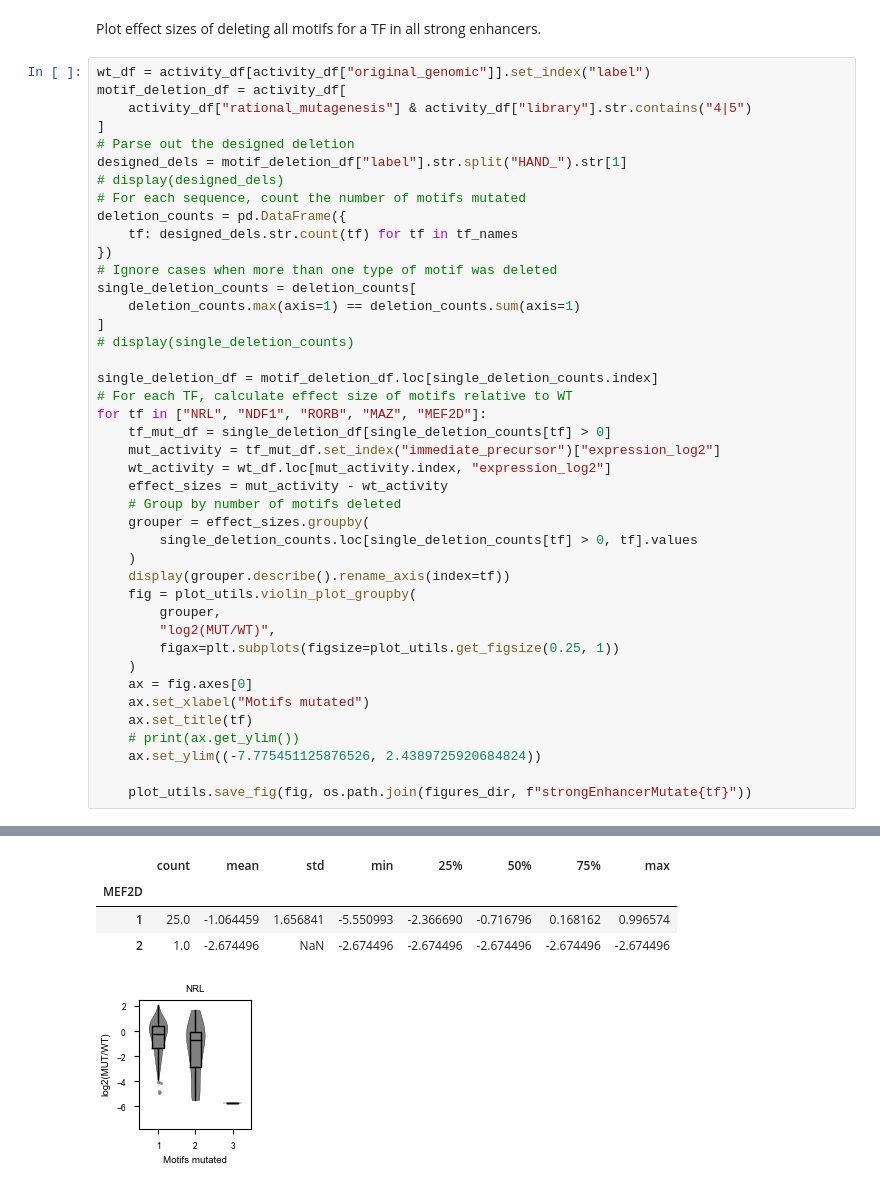
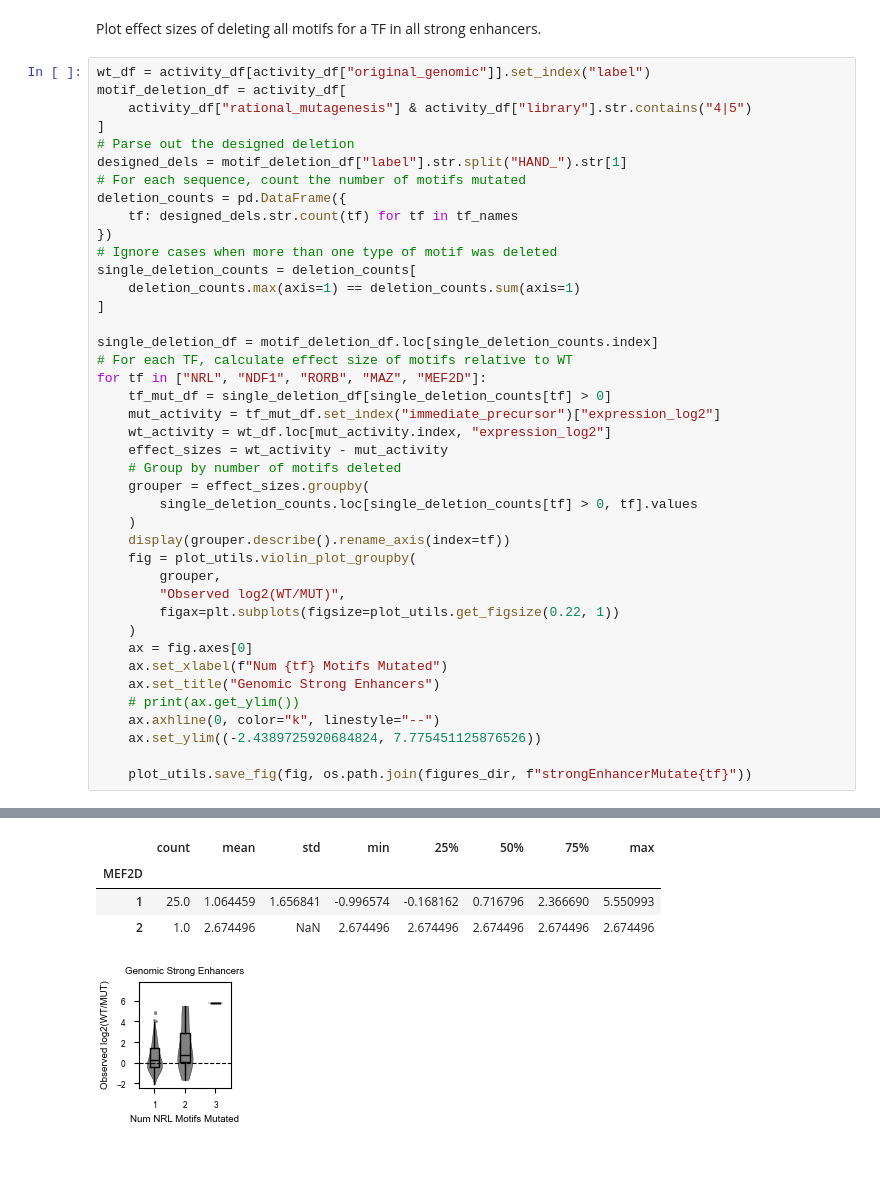
Before and after one commit to barakcohenlab/CRX-Active-Learning, a Jupyter notebook: global_importance_analysis.ipynb, the cells around one changed output, grey strips where cells are left out. Drawn from its saved outputs; the diff is of its cells as text; blank space fills up the shorter version.

```diff
--- a/global_importance_analysis.ipynb
+++ b/global_importance_analysis.ipynb
@@ -278,7 +284,6 @@ motif_deletion_df = activity_df[
 ]
 # Parse out the designed deletion
 designed_dels = motif_deletion_df["label"].str.split("HAND_").str[1]
-# display(designed_dels)
 # For each sequence, count the number of motifs mutated
 deletion_counts = pd.DataFrame({
     tf: designed_dels.str.count(tf) for tf in tf_names
@@ -287,7 +292,6 @@ deletion_counts = pd.DataFrame({
 single_deletion_counts = deletion_counts[
     deletion_counts.max(axis=1) == deletion_counts.sum(axis=1)
 ]
-# display(single_deletion_counts)
 
 single_deletion_df = motif_deletion_df.loc[single_deletion_counts.index]
 # For each TF, calculate effect size of motifs relative to WT
@@ -295,7 +299,7 @@ for tf in ["NRL", "NDF1", "RORB", "MAZ", "MEF2D"]:
     tf_mut_df = single_deletion_df[single_deletion_counts[tf] > 0]
     mut_activity = tf_mut_df.set_index("immediate_precursor")["expression_log2"]
     wt_activity = wt_df.loc[mut_activity.index, "expression_log2"]
-    effect_sizes = mut_activity - wt_activity
+    effect_sizes = wt_activity - mut_activity
     # Group by number of motifs deleted
     grouper = effect_sizes.groupby(
         single_deletion_counts.loc[single_deletion_counts[tf] > 0, tf].values
@@ -303,14 +307,15 @@ for tf in ["NRL", "NDF1", "RORB", "MAZ", "MEF2D"]:
     display(grouper.describe().rename_axis(index=tf))
     fig = plot_utils.violin_plot_groupby(
         grouper,
-        "log2(MUT/WT)",
-        figax=plt.subplots(figsize=plot_utils.get_figsize(0.25, 1))
+        "Observed log2(WT/MUT)",
+        figax=plt.subplots(figsize=plot_utils.get_figsize(0.22, 1))
     )
     ax = fig.axes[0]
-    ax.set_xlabel("Motifs mutated")
-    ax.set_title(tf)
+    ax.set_xlabel(f"Num {tf} Motifs Mutated")
+    ax.set_title("Genomic Strong Enhancers")
     # print(ax.get_ylim())
-    ax.set_ylim((-7.775451125876526, 2.4389725920684824))
+    ax.axhline(0, color="k", linestyle="--")
+    ax.set_ylim((-2.4389725920684824, 7.775451125876526))
 
     plot_utils.save_fig(fig, os.path.join(figures_dir, f"strongEnhancerMutate{tf}"))
 # %% [output]
@@ -340,5 +345,5 @@ for tf in ["NRL", "NDF1", "RORB", "MAZ", "MEF2D"]:
 |  | count | mean | std | min | 25% | 50% | 75% | max |
 | MEF2D |  |  |  |  |  |  |  |  |
-| 1 | 25.0 | -1.064459 | 1.656841 | -5.550993 | -2.366690 | -0.716796 | 0.168162 | 0.996574 |
-| 2 | 1.0 | -2.674496 | NaN | -2.674496 | -2.674496 | -2.674496 | -2.674496 | -2.674496 |
+| 1 | 25.0 | 1.064459 | 1.656841 | -0.996574 | -0.168162 | 0.716796 | 2.366690 | 5.550993 |
+| 2 | 1.0 | 2.674496 | NaN | 2.674496 | 2.674496 | 2.674496 | 2.674496 | 2.674496 |
-[figure, old version]
+[figure, new version]
```
Also changed, not shown: parts of 3 cells of this notebook, 10 other files.
